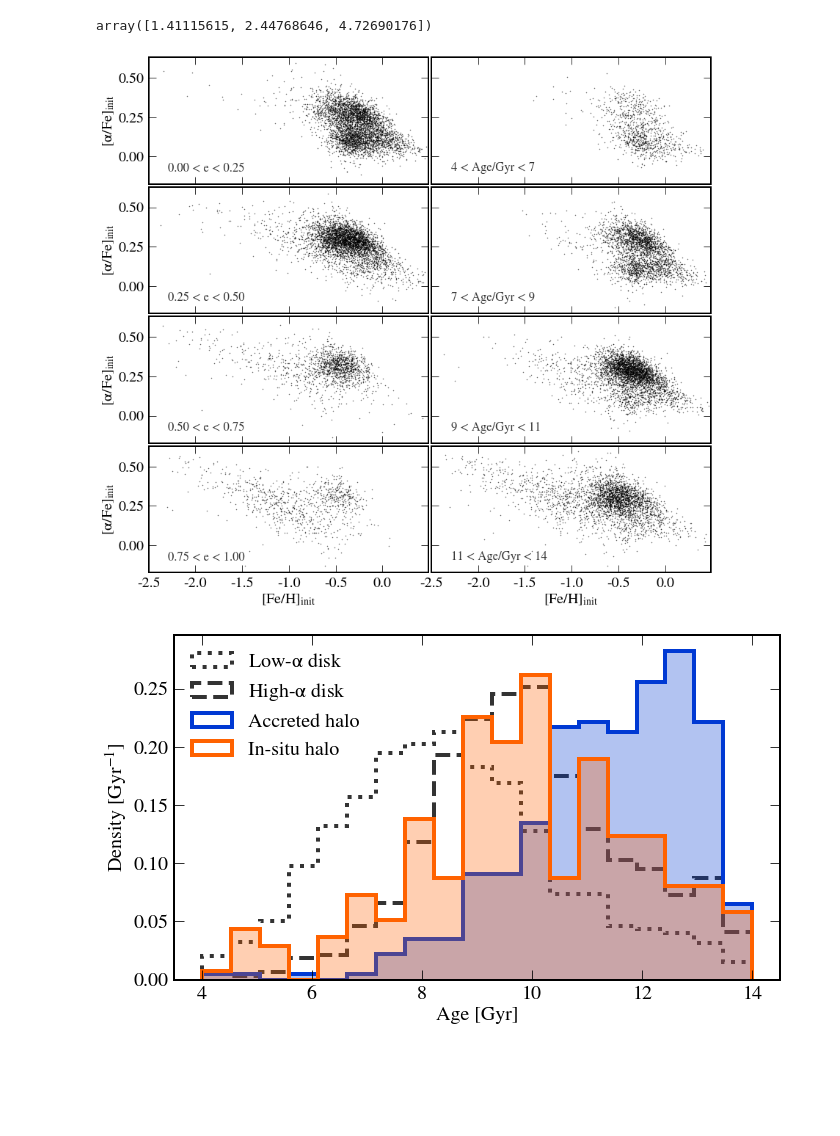
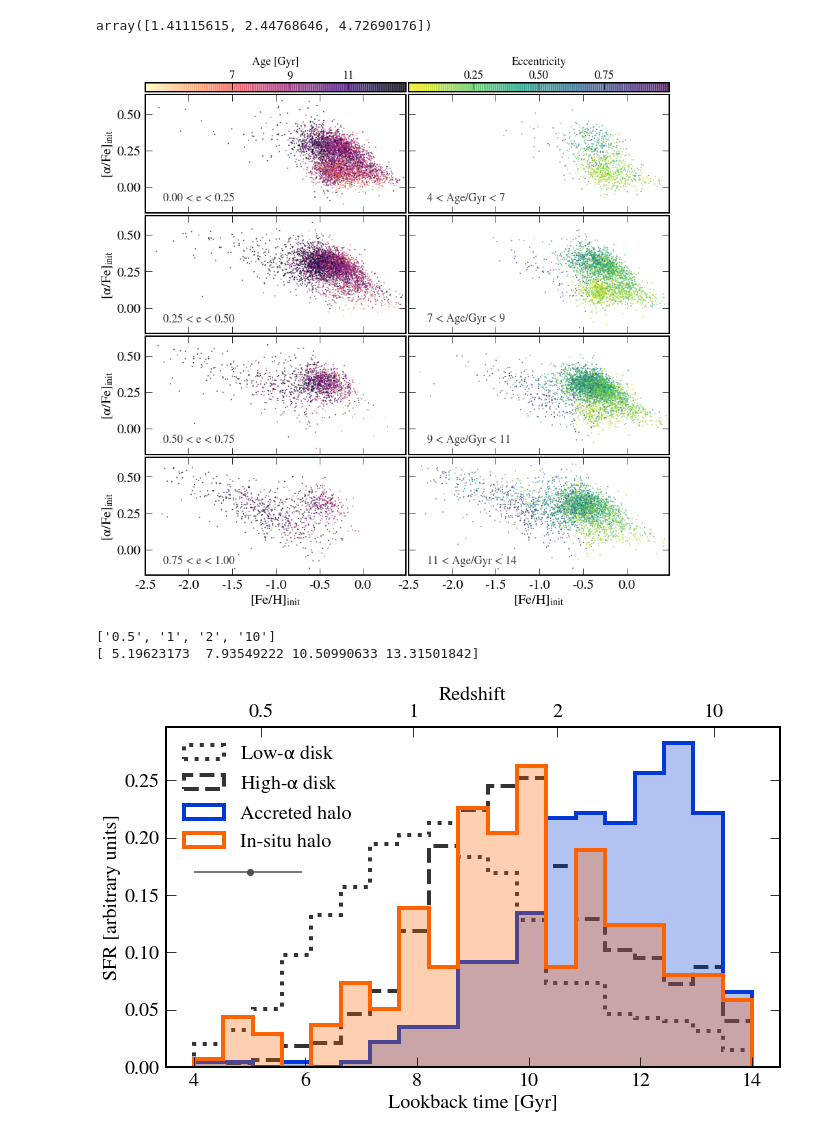
Before and after one commit to abonaca/mw_timing, a Jupyter notebook: notebooks/paper_figures.ipynb, the cells around one changed output. Cells and saved outputs as stored; diff of their text form; code cells hidden in the pictures; blank space fills up the shorter version.

```diff
--- a/notebooks/paper_figures.ipynb
+++ b/notebooks/paper_figures.ipynb
@@ -217,35 +177,65 @@ array([1.41115615, 2.44768646, 4.72690176])
 ecc_ranges = np.array([0,0.25,0.5,0.75,1])
 age_ranges = np.array([4,7,9,11,14])
 Ne = np.size(ecc_ranges) - 1
 
 da = 6
 fig, ax = plt.subplots(Ne,2,figsize=(12,11), sharey=True, sharex=True)
 
 for i in range(Ne):
     ind = (t['eccen_pot1']>=ecc_ranges[i]) & (t['eccen_pot1']<ecc_ranges[i+1])
 
     plt.sca(ax[i][0])
-    plt.plot(t['init_FeH'][ind_safeage & ind], t['init_aFe'][ind_safeage & ind], 'ko', mew=0, ms=1.5, alpha=0.6,
-            label='', rasterized=True)
+#     plt.plot(t['init_FeH'][ind_safeage & ind], t['init_aFe'][ind_safeage & ind], 'ko', mew=0, ms=1.5, alpha=0.6,
+#             label='', rasterized=True)
+    ima = plt.scatter(t['init_FeH'][ind_safeage & ind], t['init_aFe'][ind_safeage & ind], c=age[ind_safeage & ind],
+               vmin=4, vmax=13, cmap='magma_r', rasterized=True, s=1, alpha=0.6)
 
     plt.xlim(-2.5,0.49)
     plt.ylabel('[$\\alpha$/Fe]$_{init}$')
     plt.text(0.07,0.1,'{:.2f} < e < {:.2f}'.format(ecc_ranges[i], ecc_ranges[i+1]), fontsize='small',
             transform=plt.gca().transAxes, color='0.2')
 
     # right column
     plt.sca(ax[i][1])
     ind = (age>=age_ranges[i]) & (age<age_ranges[i+1])
-    plt.plot(t['init_FeH'][ind_safeage & ind], t['init_aFe'][ind_safeage & ind], 'ko', mew=0, ms=1.5, alpha=0.6,
-            label='', rasterized=True)
+#     plt.plot(t['init_FeH'][ind_safeage & ind], t['init_aFe'][ind_safeage & ind], 'ko', mew=0, ms=1.5, alpha=0.6,
+#             label='', rasterized=True)
+    ime = plt.scatter(t['init_FeH'][ind_safeage & ind], t['init_aFe'][ind_safeage & ind],
+                c=t['eccen_pot1'][ind_safeage & ind],
+               vmin=0, vmax=1, cmap='viridis_r', rasterized=True, s=1, alpha=0.6)
+
     plt.text(0.07,0.1,'{:.0f} < Age/Gyr < {:.0f}'.format(age_ranges[i], age_ranges[i+1]), fontsize='small',
             transform=plt.gca().transAxes, color='0.2')
 
 for j in range(2):
     plt.sca(ax[Ne-1][j])
     plt.xlabel('[Fe/H]$_{init}$')
 
 plt.tight_layout(w_pad=0.2, h_pad=0.2)
+
+plt.sca(ax[0][0])
+pos = plt.gca().get_position()
+cax_age = plt.axes([pos.x0, pos.y1+0.005, pos.x1 - pos.x0, 0.017])
+# plt.colorbar(ima, cax=cax_age, orientation='horizontal', ticks=[6,8,10,12])
+plt.colorbar(ima, cax=cax_age, orientation='horizontal', ticks=[7,9,11])
+plt.gca().xaxis.set_ticks_position('top')
+plt.xticks(fontsize='small', y=0.7)
+plt.gca().xaxis.set_label_position('top')
+plt.xlabel('Age [Gyr]', fontsize='small', labelpad=8)
+
+plt.sca(ax[0][1])
+pos = plt.gca().get_position()
+cax_ecc = plt.axes([pos.x0, pos.y1+0.005, pos.x1 - pos.x0, 0.017])
+plt.colorbar(ime, cax=cax_ecc, orientation='horizontal', ticks=[0.25,0.5,0.75])
+plt.gca().xaxis.set_ticks_position('top')
+plt.xticks(fontsize='small', y=0.7)
+plt.gca().xaxis.set_label_position('top')
+plt.xlabel('Eccentricity', fontsize='small', labelpad=8)
+
+# plt.yticks(fontsize=font_tick)
+# plt.ylabel('$\sigma_{Age} / Age$', fontsize='small')
+
+
 plt.savefig('../paper/afeh_eccen_age.pdf')
 # %% [output]
-[figure, old version]
+[figure, new version]
@@ -252,15 +245,21 @@ plt.savefig('../paper/afeh_eccen_age.pdf')
+# %%
+z = np.array([0.5,1,2,10])
+zlabel = [('%f' % x).rstrip('0').rstrip('.') for x in z]
+lookback = cosmo.lookbackTime(z)
+print(zlabel)
+print(lookback)
+# %% [output]
+['0.5', '1', '2', '10']
+[ 5.19623173  7.93549222 10.50990633 13.31501842]
 # %%
 abins = np.linspace(4,14,20)
 
-plt.figure(figsize=(10,6))
+plt.figure(figsize=(10,6.5))
 
 plt.hist(age[ind_safeage & ind_lowa], color='0.2', bins=abins, alpha=1, density=True,
          label='Low-$\\alpha$ disk', histtype='step', ls=':', lw=4)
 plt.hist(age[ind_safeage & ind_thick], color='0.2', bins=abins, alpha=1, density=True,
          label='High-$\\alpha$ disk', histtype='step', ls='--', lw=4)
-# plt.hist(age[ind_safeage & ind_lowa], color=pink, bins=abins, alpha=0.3, density=True, label='')
-# plt.hist(age[ind_safeage & ind_lowa], color=pink, bins=abins, alpha=1, density=True,
-#          label='Low-$\\alpha$ disk', histtype='step', ls='-', lw=4)
 plt.hist(age[ind_safeage & ind_ge], color=blue, bins=abins, alpha=0.3, density=True, label='')
 plt.hist(age[ind_safeage & ind_ge], color=blue, bins=abins, density=True, histtype='step', lw=4,
          label='Accreted halo')
@@ -268,11 +267,22 @@ plt.hist(age[ind_safeage & ind_splash], color=orange, bins=abins, alpha=0.3, den
 plt.hist(age[ind_safeage & ind_splash], color=orange, bins=abins, density=True, histtype='step', lw=4,
          label='In-situ halo')
 
-plt.legend(loc=2, frameon=False)
-plt.xlabel('Age [Gyr]')
-plt.ylabel('Density [Gyr$^{-1}$]')
+plt.errorbar(np.array([5]), np.array([0.17]), yerr=None,
+             xerr=np.array([np.median(age_lerr[ind_safeage]), np.median(age_uerr[ind_safeage])])[:,np.newaxis],
+             fmt='o', color='0.3', capsize=0)
+
+plt.legend(loc=2, frameon=False )
+plt.xlabel('Lookback time [Gyr]')
+plt.ylabel('SFR [arbitrary units]')
+
+ax1 = plt.gca()
+ax2 = ax1.twiny()
+ax2.set_xlim(ax1.get_xlim())
+ax2.set_xticks(lookback)
+ax2.set_xticklabels(zlabel)
+ax2.set_xlabel('Redshift')
 
 plt.tight_layout()
-plt.savefig('../paper/ages.png')
+plt.savefig('../paper/ages.pdf')
 # %% [output]
-[figure, old version]
+[figure, new version]
```
Also changed, not shown: parts of 10 cells of this notebook.
